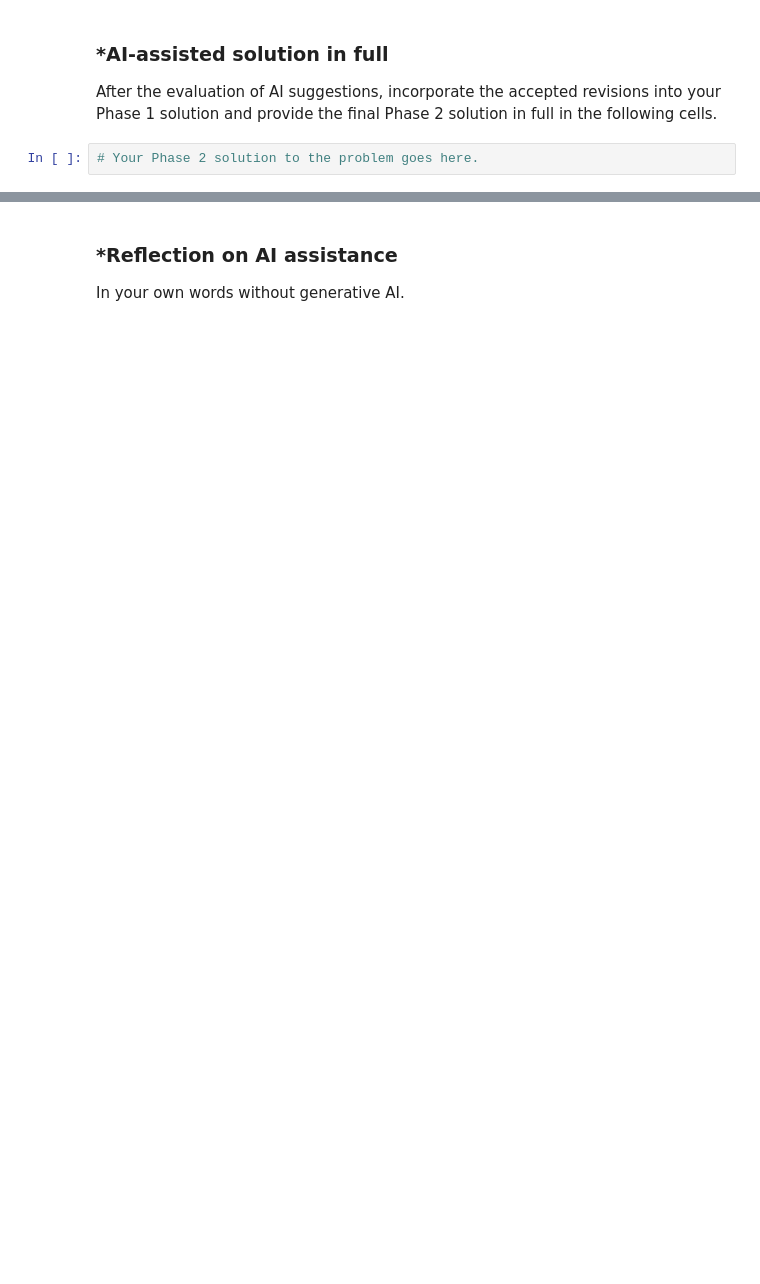
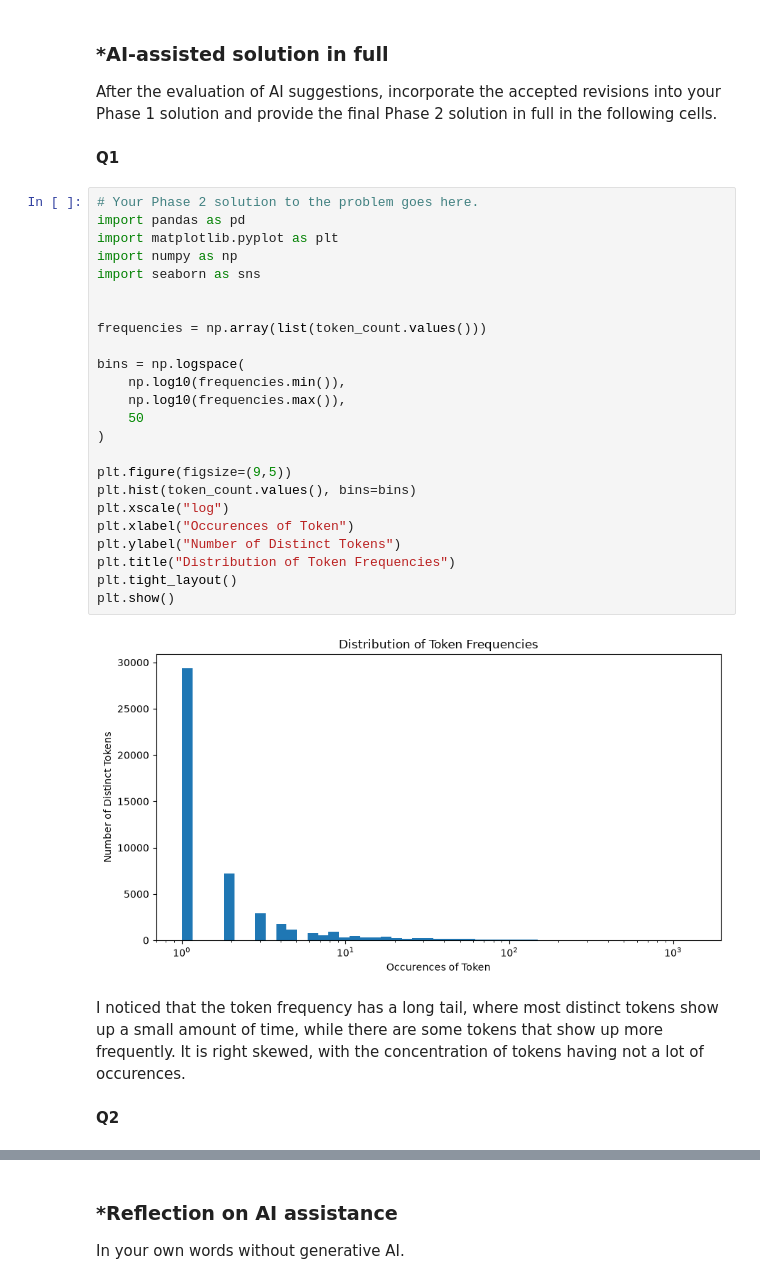
Before and after one commit to lawsonpham/A05-pca, a Jupyter notebook: notebook.ipynb, the cells around one changed output, grey strips where cells are left out. Drawn from its saved outputs; the diff is of its cells as text; blank space fills up the shorter version.

Commit message:
Phase 2

```diff
--- a/notebook.ipynb
+++ b/notebook.ipynb
@@ -203,5 +210,35 @@ Keep Phase 1 frozen.
 # %% [markdown]
 ### *AI-assisted solution in full
 After the evaluation of AI suggestions, incorporate the accepted revisions into your Phase 1 solution and provide the final Phase 2 solution in full in the following cells.
-# %%
-# Your Phase 2 solution to the problem goes here.
+# %% [markdown]
+**Q1**
+# %%
+# Your Phase 2 solution to the problem goes here.
+import pandas as pd
+import matplotlib.pyplot as plt
+import numpy as np
+import seaborn as sns
+
+
+frequencies = np.array(list(token_count.values()))
+
+bins = np.logspace(
+    np.log10(frequencies.min()),
+    np.log10(frequencies.max()),
+    50
+)
+
+plt.figure(figsize=(9,5))
+plt.hist(token_count.values(), bins=bins)
+plt.xscale("log")
+plt.xlabel("Occurences of Token")
+plt.ylabel("Number of Distinct Tokens")
+plt.title("Distribution of Token Frequencies")
+plt.tight_layout()
+plt.show()
+# %% [output]
+[figure, added]
+# %% [markdown]
+I noticed that the token frequency has a long tail, where most distinct tokens show up a small amount of time, while there are some tokens that show up more frequently. It is right skewed, with the concentration of tokens having not a lot of occurences.
+# %% [markdown]
+**Q2**
```
Also changed, not shown: parts of 20 cells of this notebook.
